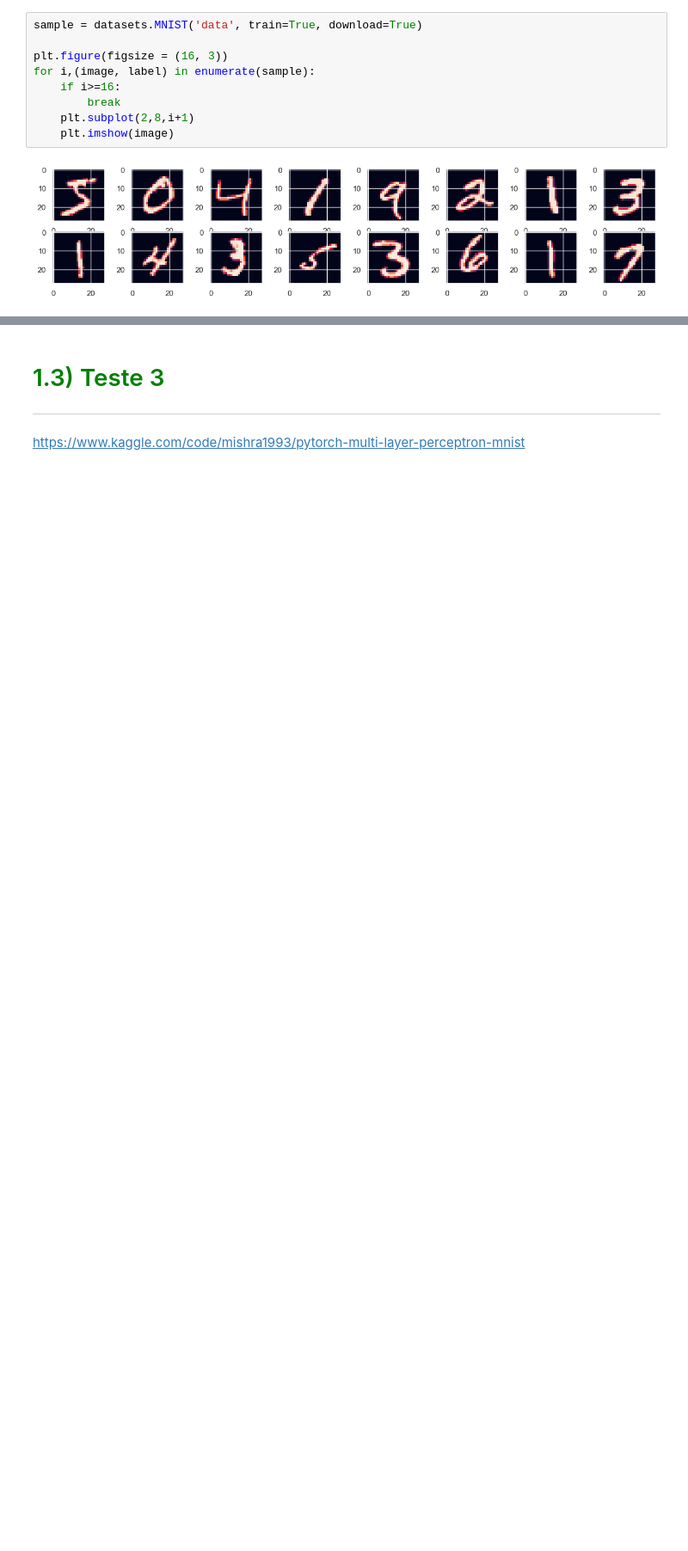
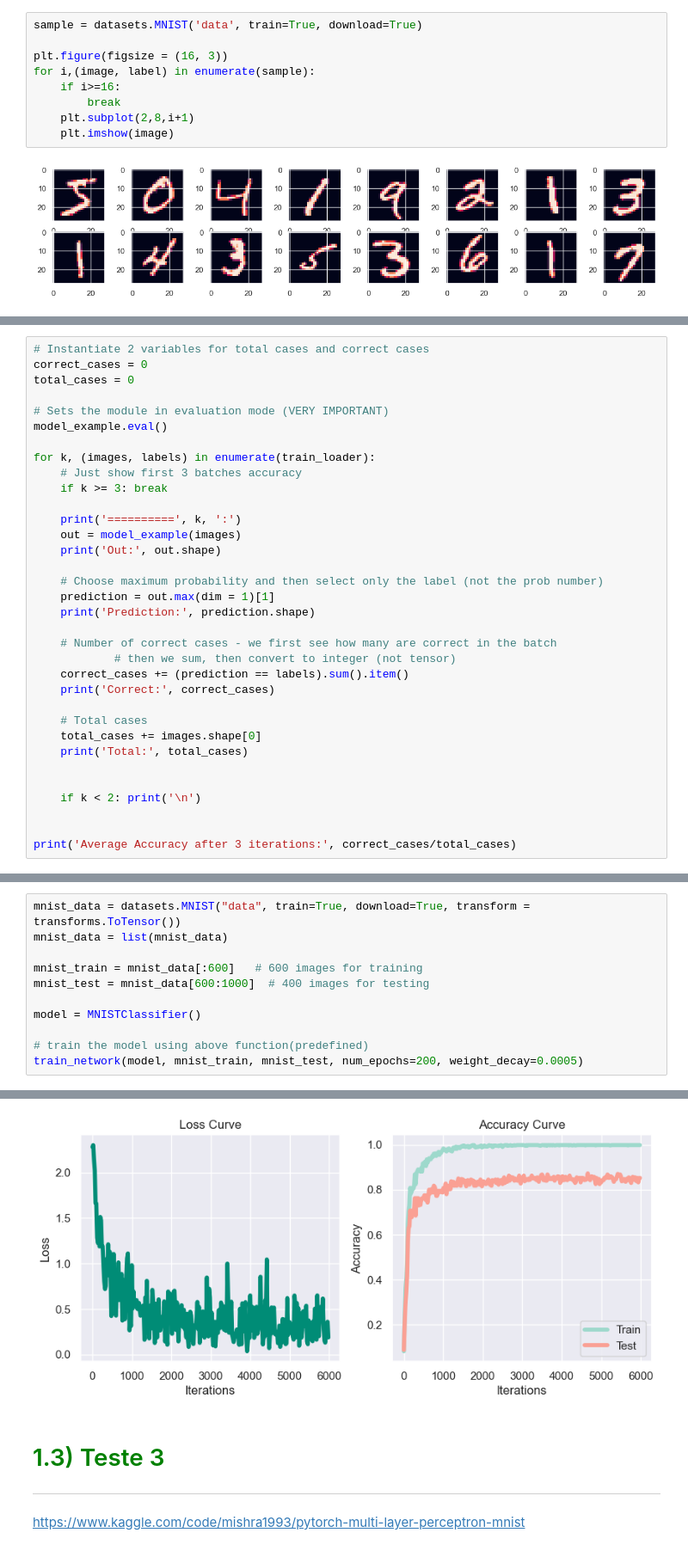
Before and after one commit to leonardovargas10/Pesquisa_Aplicada_Modelagem, a Jupyter notebook: Deep_Learning/01_Deep_Learning.ipynb, the cells around one changed output, grey strips where cells are left out. Shown at 86% size. Drawn from its saved outputs; the diff is of its cells as text; blank space fills up the shorter version.

Commit message:
Modelagem

```diff
--- a/Deep_Learning/01_Deep_Learning.ipynb
+++ b/Deep_Learning/01_Deep_Learning.ipynb
@@ -3179,0 +3374,34 @@ class MNISTClassifier(nn.Module):                  # nn.Module is a subclass fro
+# %%
+# Instantiate 2 variables for total cases and correct cases
+correct_cases = 0
+total_cases = 0
+
+# Sets the module in evaluation mode (VERY IMPORTANT)
+model_example.eval()
+
+for k, (images, labels) in enumerate(train_loader):
+    # Just show first 3 batches accuracy
+    if k >= 3: break
+
+    print('==========', k, ':')
+    out = model_example(images)
+    print('Out:', out.shape)
+
+    # Choose maximum probability and then select only the label (not the prob number)
+    prediction = out.max(dim = 1)[1]
+    print('Prediction:', prediction.shape)
+
+    # Number of correct cases - we first see how many are correct in the batch
+            # then we sum, then convert to integer (not tensor)
+    correct_cases += (prediction == labels).sum().item()
+    print('Correct:', correct_cases)
+
+    # Total cases
+    total_cases += images.shape[0]
+    print('Total:', total_cases)
+
+
+    if k < 2: print('\n')
+
+
+print('Average Accuracy after 3 iterations:', correct_cases/total_cases)
@@ -3179,0 +3527,12 @@ class MNISTClassifier(nn.Module):                  # nn.Module is a subclass fro
+# %%
+mnist_data = datasets.MNIST("data", train=True, download=True, transform = transforms.ToTensor())
+mnist_data = list(mnist_data)
+
+mnist_train = mnist_data[:600]   # 600 images for training
+mnist_test = mnist_data[600:1000]  # 400 images for testing
+
+model = MNISTClassifier()
+
+# train the model using above function(predefined)
+train_network(model, mnist_train, mnist_test, num_epochs=200, weight_decay=0.0005)
+# %% [output]
@@ -3180,3 +3543,4 @@ class MNISTClassifier(nn.Module):                  # nn.Module is a subclass fro
+[figure, added]
 # %% [markdown]
 # <font color='green' style='font-size: 30px;'> 1.3) Teste 3 </font>
 <hr style='border: 2px solid green;'>
```
Also changed, not shown: parts of 28 cells of this notebook, 1 other file.
